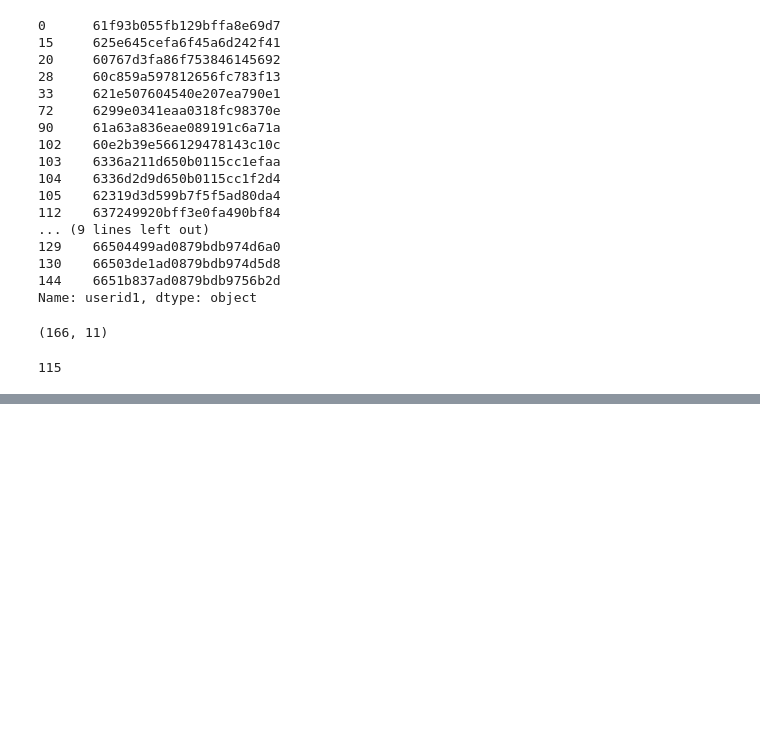
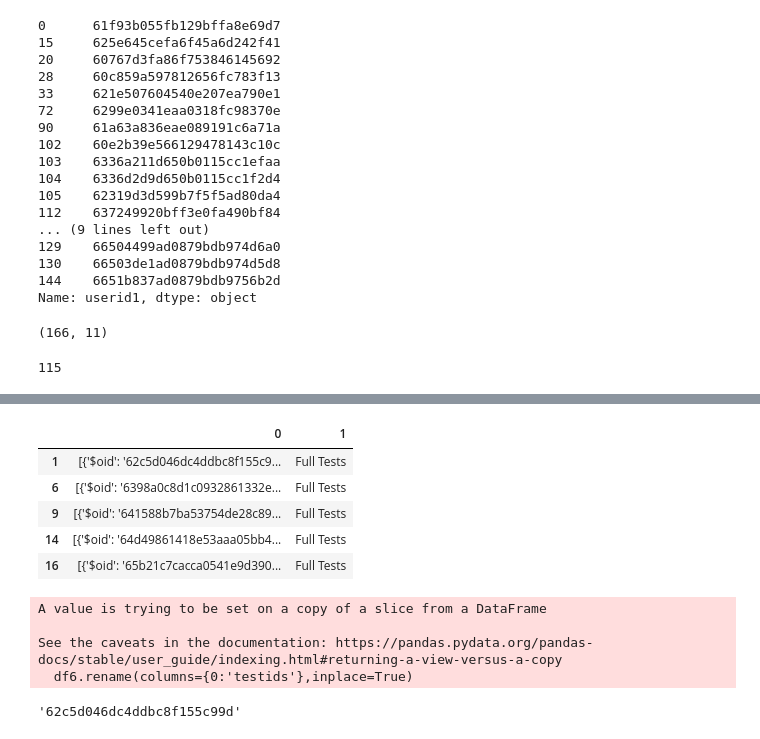
Before and after one commit to GV-mathongo-intern/testproj1, a Jupyter notebook: Untitled-2.ipynb, the cells around one changed output, grey strips where cells are left out. Cells and saved outputs as stored; diff of their text form; code cells hidden in the pictures; blank space fills up the shorter version.

```diff
--- a/Untitled-2.ipynb
+++ b/Untitled-2.ipynb
@@ -106,0 +243,17 @@ df1[df1['testid1']=='6242de22af9dd6d0f5e0aee7']
+# %%
+df6=df5[df5[1].str.contains(r'(?i)(?=.*\bFULL\b)')]
+df6.head()
+# %% [output]
+|  | 0 | 1 |
+| 1 | [{'$oid': '62c5d046dc4ddbc8f155c9... | Full Tests |
+| 6 | [{'$oid': '6398a0c8d1c0932861332e... | Full Tests |
+| 9 | [{'$oid': '641588b7ba53754de28c89... | Full Tests |
+| 14 | [{'$oid': '64d49861418e53aaa05bb4... | Full Tests |
+| 16 | [{'$oid': '65b21c7cacca0541e9d390... | Full Tests |
+# %%
+df6.rename(columns={0:'testids'},inplace=True)
+# %% [output]
+A value is trying to be set on a copy of a slice from a DataFrame
+
+See the caveats in the documentation: https://pandas.pydata.org/pandas-docs/stable/user_guide/indexing.html#returning-a-view-versus-a-copy
+  df6.rename(columns={0:'testids'},inplace=True)
@@ -106,0 +267,4 @@ df1[df1['testid1']=='6242de22af9dd6d0f5e0aee7']
+# %%
+a[3]
+# %% [output]
+'62c5d046dc4ddbc8f155c99d'
```
Also changed, not shown: parts of 28 cells of this notebook, 2 other files.
